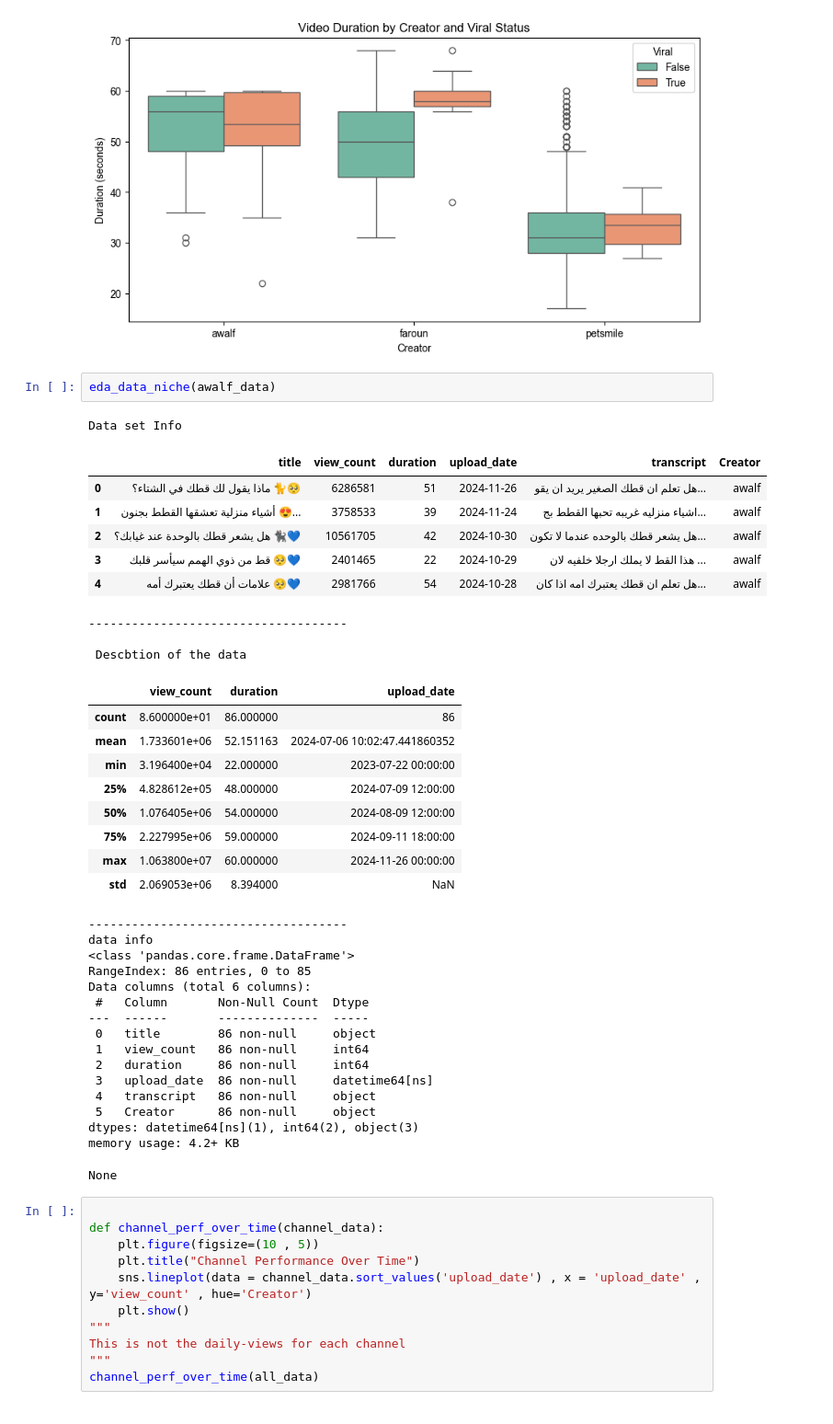
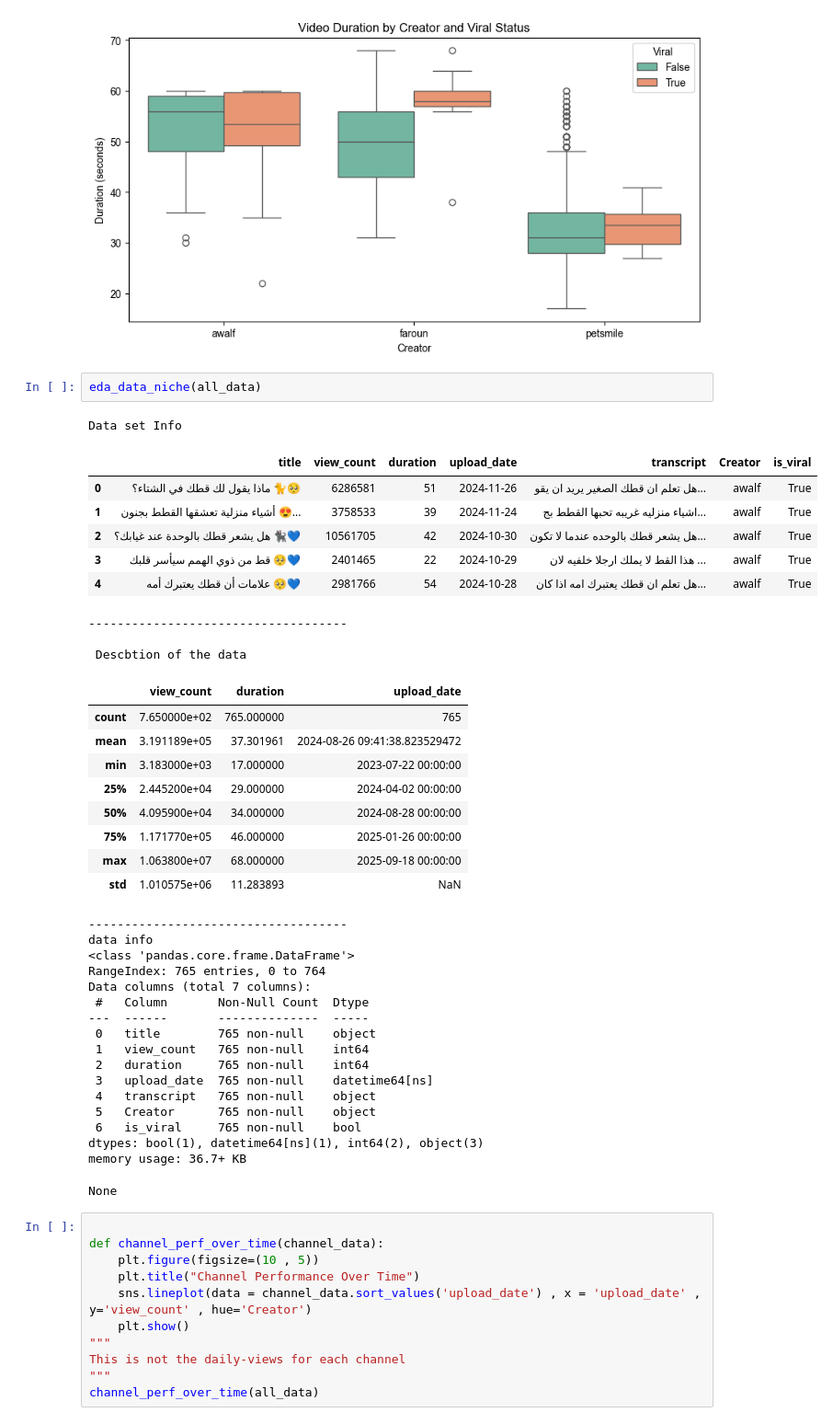
Before and after one commit to anas-elhilali/Youtube-faroun-analytics, a Jupyter notebook: notebook/Youtube_Niche_Data.ipynb, the cells around one changed output. Shown at 92% size. Cells and saved outputs as stored; diff of their text form.

```diff
--- a/notebook/Youtube_Niche_Data.ipynb
+++ b/notebook/Youtube_Niche_Data.ipynb
@@ -353,42 +420,43 @@ plt.show()
 # %% [output]
 [figure]
 # %%
-eda_data_niche(awalf_data)
+eda_data_niche(all_data)
 # %% [output]
 Data set Info
-|  | title | view_count | duration | upload_date | transcript | Creator |
-| 0 | ماذا يقول لك قطك في الشتاء؟ 🐈🥺 | 6286581 | 51 | 2024-11-26 | هل تعلم ان قطك الصغير يريد ان يقو... | awalf |
-| 1 | أشياء منزلية تعشقها القطط بجنون 😍... | 3758533 | 39 | 2024-11-24 | اشياء منزليه غريبه تحبها القطط بج... | awalf |
-| 2 | هل يشعر قطك بالوحدة عند غيابك؟ 🐈‍⬛💙 | 10561705 | 42 | 2024-10-30 | هل يشعر قطك بالوحده عندما لا تكون... | awalf |
-| 3 | قط من ذوي الهمم سيأسر قلبك 🥺💙 | 2401465 | 22 | 2024-10-29 | هذا القط لا يملك ارجلا خلفيه لان ... | awalf |
-| 4 | علامات أن قطك يعتبرك أمه 🥺💙 | 2981766 | 54 | 2024-10-28 | هل تعلم ان قطك يعتبرك امه اذا كان... | awalf |
+|  | title | view_count | duration | upload_date | transcript | Creator | is_viral |
+| 0 | ماذا يقول لك قطك في الشتاء؟ 🐈🥺 | 6286581 | 51 | 2024-11-26 | هل تعلم ان قطك الصغير يريد ان يقو... | awalf | True |
+| 1 | أشياء منزلية تعشقها القطط بجنون 😍... | 3758533 | 39 | 2024-11-24 | اشياء منزليه غريبه تحبها القطط بج... | awalf | True |
+| 2 | هل يشعر قطك بالوحدة عند غيابك؟ 🐈‍⬛💙 | 10561705 | 42 | 2024-10-30 | هل يشعر قطك بالوحده عندما لا تكون... | awalf | True |
+| 3 | قط من ذوي الهمم سيأسر قلبك 🥺💙 | 2401465 | 22 | 2024-10-29 | هذا القط لا يملك ارجلا خلفيه لان ... | awalf | True |
+| 4 | علامات أن قطك يعتبرك أمه 🥺💙 | 2981766 | 54 | 2024-10-28 | هل تعلم ان قطك يعتبرك امه اذا كان... | awalf | True |
 ------------------------------------
 
  Descbtion of the data
 |  | view_count | duration | upload_date |
-| count | 8.600000e+01 | 86.000000 | 86 |
-| mean | 1.733601e+06 | 52.151163 | 2024-07-06 10:02:47.441860352 |
-| min | 3.196400e+04 | 22.000000 | 2023-07-22 00:00:00 |
-| 25% | 4.828612e+05 | 48.000000 | 2024-07-09 12:00:00 |
-| 50% | 1.076405e+06 | 54.000000 | 2024-08-09 12:00:00 |
-| 75% | 2.227995e+06 | 59.000000 | 2024-09-11 18:00:00 |
-| max | 1.063800e+07 | 60.000000 | 2024-11-26 00:00:00 |
-| std | 2.069053e+06 | 8.394000 | NaN |
+| count | 7.650000e+02 | 765.000000 | 765 |
+| mean | 3.191189e+05 | 37.301961 | 2024-08-26 09:41:38.823529472 |
+| min | 3.183000e+03 | 17.000000 | 2023-07-22 00:00:00 |
+| 25% | 2.445200e+04 | 29.000000 | 2024-04-02 00:00:00 |
+| 50% | 4.095900e+04 | 34.000000 | 2024-08-28 00:00:00 |
+| 75% | 1.171770e+05 | 46.000000 | 2025-01-26 00:00:00 |
+| max | 1.063800e+07 | 68.000000 | 2025-09-18 00:00:00 |
+| std | 1.010575e+06 | 11.283893 | NaN |
 ------------------------------------
 data info
 <class 'pandas.core.frame.DataFrame'>
-RangeIndex: 86 entries, 0 to 85
-Data columns (total 6 columns):
+RangeIndex: 765 entries, 0 to 764
+Data columns (total 7 columns):
  #   Column       Non-Null Count  Dtype
 ---  ------       --------------  -----
- 0   title        86 non-null     object
- 1   view_count   86 non-null     int64
- 2   duration     86 non-null     int64
- 3   upload_date  86 non-null     datetime64[ns]
- 4   transcript   86 non-null     object
- 5   Creator      86 non-null     object
-dtypes: datetime64[ns](1), int64(2), object(3)
-memory usage: 4.2+ KB
+ 0   title        765 non-null    object
+ 1   view_count   765 non-null    int64
+ 2   duration     765 non-null    int64
+ 3   upload_date  765 non-null    datetime64[ns]
+ 4   transcript   765 non-null    object
+ 5   Creator      765 non-null    object
+ 6   is_viral     765 non-null    bool
+dtypes: bool(1), datetime64[ns](1), int64(2), object(3)
+memory usage: 36.7+ KB
 None
 # %%
 
```
Also changed, not shown: parts of 32 cells of this notebook, 4 other files.
